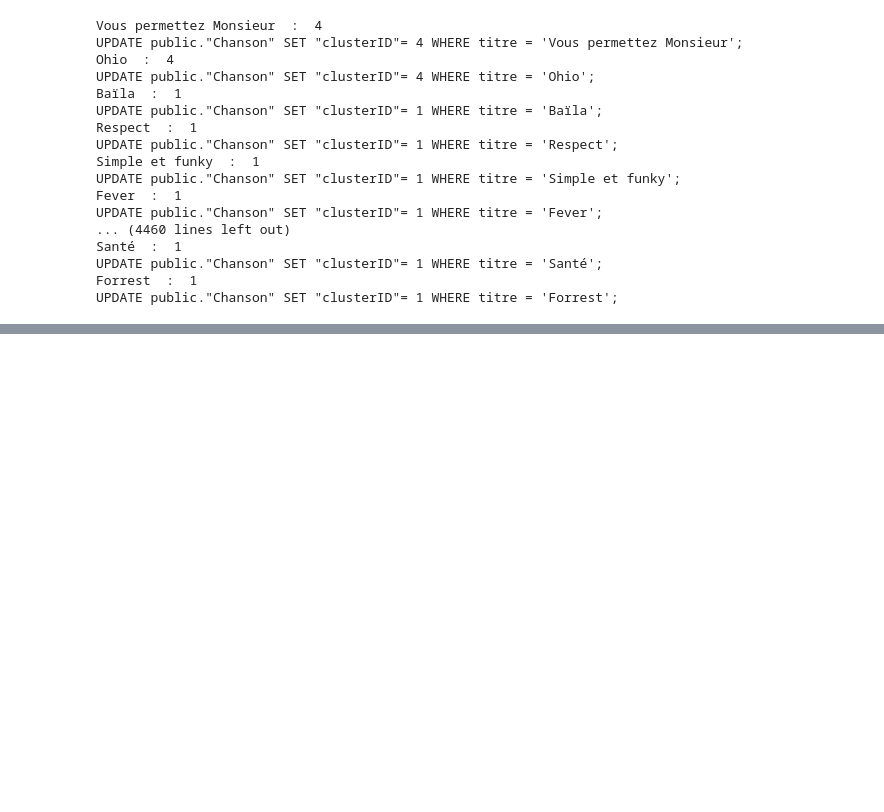
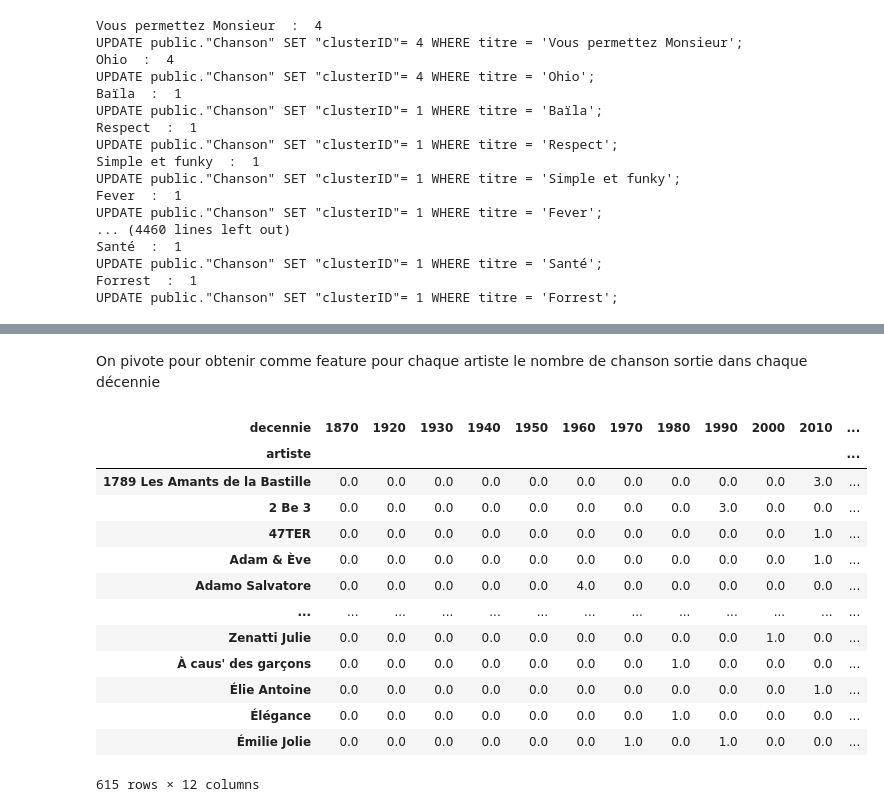
Before and after one commit to ThomasCosyn/code, a Jupyter notebook: ML/clustering.ipynb, the cells around one changed output, grey strips where cells are left out. Cells and saved outputs as stored; diff of their text form; code cells hidden in the pictures; blank space fills up the shorter version.

Commit message:
Ajout de variables pour les 20k

```diff
--- a/ML/clustering.ipynb
+++ b/ML/clustering.ipynb
@@ -259,0 +283,21 @@ cur.execute('SELECT id, titre, "année", id_artiste, nb_mots, "clusterID" FROM p
+# %% [markdown]
+On pivote pour obtenir comme feature pour chaque artiste le nombre de chanson sortie dans chaque décennie
+# %%
+df = df.pivot(index = 'artiste', columns = 'decennie', values = 'nbchansons')
+df = df.replace(np.NaN, 0)
+df
+# %% [output]
+| decennie | 1870 | 1920 | 1930 | 1940 | 1950 | 1960 | 1970 | 1980 | 1990 | 2000 | 2010 | ... |
+| artiste |  |  |  |  |  |  |  |  |  |  |  | ... |
+| 1789 Les Amants de la Bastille | 0.0 | 0.0 | 0.0 | 0.0 | 0.0 | 0.0 | 0.0 | 0.0 | 0.0 | 0.0 | 3.0 | ... |
+| 2 Be 3 | 0.0 | 0.0 | 0.0 | 0.0 | 0.0 | 0.0 | 0.0 | 0.0 | 3.0 | 0.0 | 0.0 | ... |
+| 47TER | 0.0 | 0.0 | 0.0 | 0.0 | 0.0 | 0.0 | 0.0 | 0.0 | 0.0 | 0.0 | 1.0 | ... |
+| Adam & Ève | 0.0 | 0.0 | 0.0 | 0.0 | 0.0 | 0.0 | 0.0 | 0.0 | 0.0 | 0.0 | 1.0 | ... |
+| Adamo Salvatore | 0.0 | 0.0 | 0.0 | 0.0 | 0.0 | 4.0 | 0.0 | 0.0 | 0.0 | 0.0 | 0.0 | ... |
+| ... | ... | ... | ... | ... | ... | ... | ... | ... | ... | ... | ... | ... |
+| Zenatti Julie | 0.0 | 0.0 | 0.0 | 0.0 | 0.0 | 0.0 | 0.0 | 0.0 | 0.0 | 1.0 | 0.0 | ... |
+| À caus' des garçons | 0.0 | 0.0 | 0.0 | 0.0 | 0.0 | 0.0 | 0.0 | 1.0 | 0.0 | 0.0 | 0.0 | ... |
+| Élie Antoine | 0.0 | 0.0 | 0.0 | 0.0 | 0.0 | 0.0 | 0.0 | 0.0 | 0.0 | 0.0 | 1.0 | ... |
+| Élégance | 0.0 | 0.0 | 0.0 | 0.0 | 0.0 | 0.0 | 0.0 | 1.0 | 0.0 | 0.0 | 0.0 | ... |
+| Émilie Jolie | 0.0 | 0.0 | 0.0 | 0.0 | 0.0 | 0.0 | 1.0 | 0.0 | 1.0 | 0.0 | 0.0 | ... |
+615 rows × 12 columns
```
Also changed, not shown: parts of 11 cells of this notebook, 5 other files.
